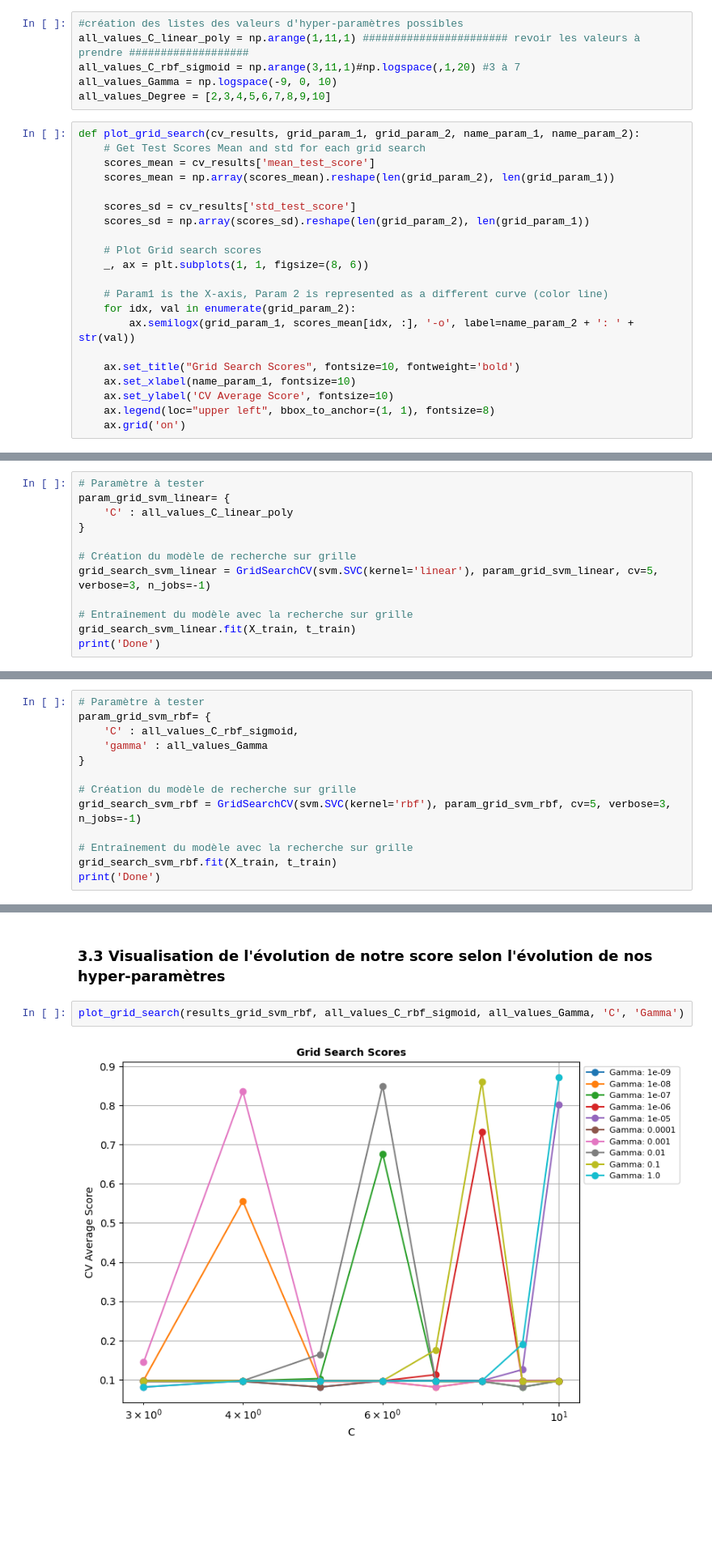
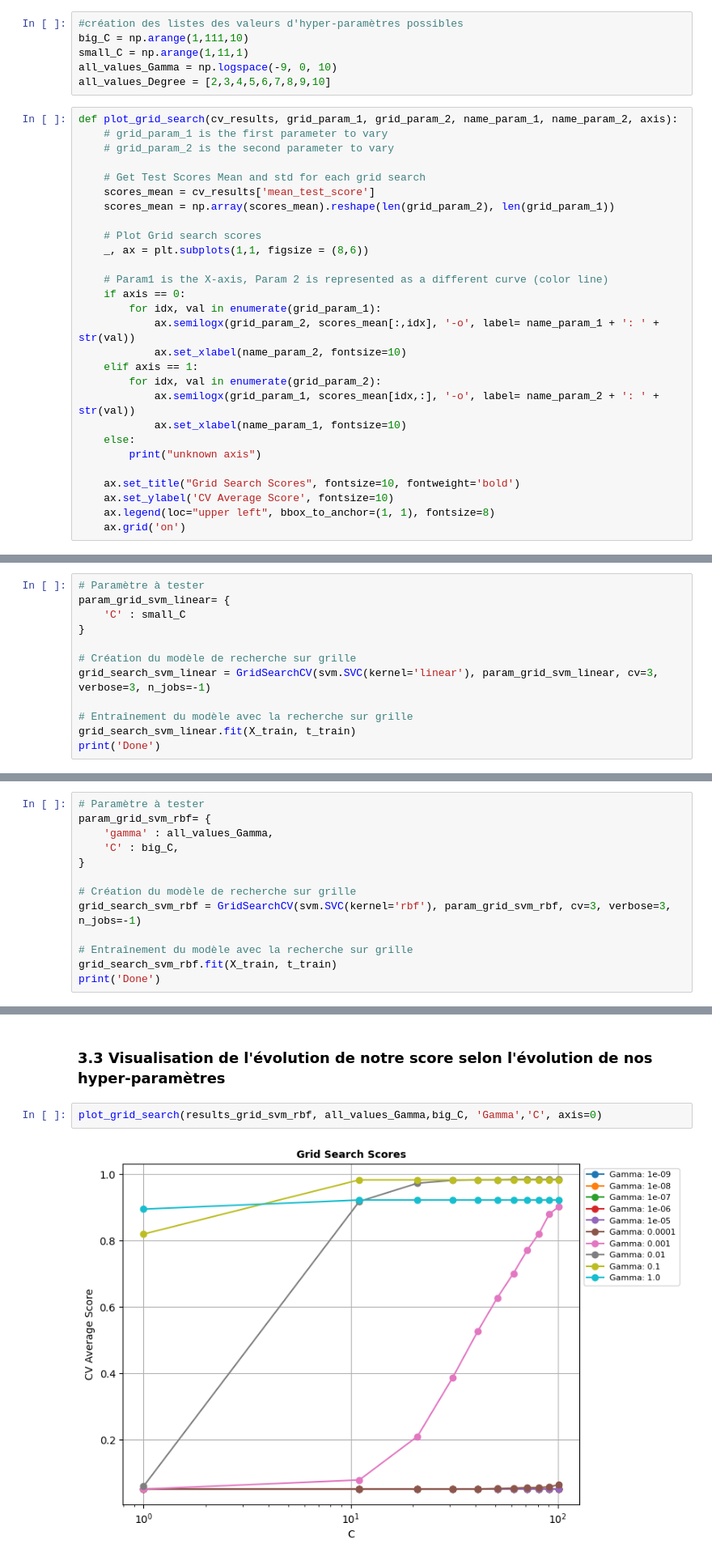
Before and after one commit to Alexandre-Leclercq/technique_apprentissage_projet, a Jupyter notebook: notebook/SVM.ipynb, the cells around one changed output, grey strips where cells are left out. Shown at 81% size. Saved outputs shown, nothing was run; the diff lists cells and outputs as text; blank space fills up the shorter version.

```diff
--- a/notebook/SVM.ipynb
+++ b/notebook/SVM.ipynb
@@ -31,28 +26,35 @@ for i in range(species.size):
 X_train, X_test, t_train, t_test = train_test_split(X, t, test_size=0.3, random_state=0)
 # %%
 #création des listes des valeurs d'hyper-paramètres possibles
-all_values_C_linear_poly = np.arange(1,11,1) ####################### revoir les valeurs à prendre ###################
-all_values_C_rbf_sigmoid = np.arange(3,11,1)#np.logspace(,1,20) #3 à 7
+big_C = np.arange(1,111,10)
+small_C = np.arange(1,11,1)
 all_values_Gamma = np.logspace(-9, 0, 10)
 all_values_Degree = [2,3,4,5,6,7,8,9,10]
 # %%
-def plot_grid_search(cv_results, grid_param_1, grid_param_2, name_param_1, name_param_2):
+def plot_grid_search(cv_results, grid_param_1, grid_param_2, name_param_1, name_param_2, axis):
+    # grid_param_1 is the first parameter to vary
+    # grid_param_2 is the second parameter to vary
+
     # Get Test Scores Mean and std for each grid search
     scores_mean = cv_results['mean_test_score']
     scores_mean = np.array(scores_mean).reshape(len(grid_param_2), len(grid_param_1))
 
-    scores_sd = cv_results['std_test_score']
-    scores_sd = np.array(scores_sd).reshape(len(grid_param_2), len(grid_param_1))
-
     # Plot Grid search scores
-    _, ax = plt.subplots(1, 1, figsize=(8, 6))
+    _, ax = plt.subplots(1,1, figsize = (8,6))
 
     # Param1 is the X-axis, Param 2 is represented as a different curve (color line)
-    for idx, val in enumerate(grid_param_2):
-        ax.semilogx(grid_param_1, scores_mean[idx, :], '-o', label=name_param_2 + ': ' + str(val))
+    if axis == 0:
+        for idx, val in enumerate(grid_param_1):
+            ax.semilogx(grid_param_2, scores_mean[:,idx], '-o', label= name_param_1 + ': ' + str(val))
+            ax.set_xlabel(name_param_2, fontsize=10)
+    elif axis == 1:
+        for idx, val in enumerate(grid_param_2):
+            ax.semilogx(grid_param_1, scores_mean[idx,:], '-o', label= name_param_2 + ': ' + str(val))
+            ax.set_xlabel(name_param_1, fontsize=10)
+    else:
+        print("unknown axis")
 
     ax.set_title("Grid Search Scores", fontsize=10, fontweight='bold')
-    ax.set_xlabel(name_param_1, fontsize=10)
     ax.set_ylabel('CV Average Score', fontsize=10)
     ax.legend(loc="upper left", bbox_to_anchor=(1, 1), fontsize=8)
     ax.grid('on')
@@ -91,11 +94,11 @@ Score X_test, t_test : 2.36%
 # %%
 # Paramètre à tester
 param_grid_svm_linear= {
-    'C' : all_values_C_linear_poly
+    'C' : small_C
 }
 
 # Création du modèle de recherche sur grille
-grid_search_svm_linear = GridSearchCV(svm.SVC(kernel='linear'), param_grid_svm_linear, cv=5, verbose=3, n_jobs=-1)
+grid_search_svm_linear = GridSearchCV(svm.SVC(kernel='linear'), param_grid_svm_linear, cv=3, verbose=3, n_jobs=-1)
 
 # Entraînement du modèle avec la recherche sur grille
 grid_search_svm_linear.fit(X_train, t_train)
@@ -160,12 +144,12 @@ Score X_test, t_test : 4.38%
 # %%
 # Paramètre à tester
 param_grid_svm_rbf= {
-    'C' : all_values_C_rbf_sigmoid,
-    'gamma' : all_values_Gamma
+    'gamma' : all_values_Gamma,
+    'C' : big_C,
 }
 
 # Création du modèle de recherche sur grille
-grid_search_svm_rbf = GridSearchCV(svm.SVC(kernel='rbf'), param_grid_svm_rbf, cv=5, verbose=3, n_jobs=-1)
+grid_search_svm_rbf = GridSearchCV(svm.SVC(kernel='rbf'), param_grid_svm_rbf, cv=3, verbose=3, n_jobs=-1)
 
 # Entraînement du modèle avec la recherche sur grille
 grid_search_svm_rbf.fit(X_train, t_train)
@@ -208,9 +173,9 @@ Score X_test, t_test : 86.20%
 # %% [markdown]
 ### 3.3 Visualisation de l'évolution de notre score selon l'évolution de nos hyper-paramètres
 # %%
-plot_grid_search(results_grid_svm_rbf, all_values_C_rbf_sigmoid, all_values_Gamma, 'C', 'Gamma')
+plot_grid_search(results_grid_svm_rbf, all_values_Gamma,big_C, 'Gamma','C', axis=0)
 # %% [output]
-[figure, old version]
+[figure, new version]
 # %% [markdown]
 ## 4. SVM Noyau Polynomial
 ### 4.1 sans optimisation
```
Also changed, not shown: parts of 27 cells of this notebook.
